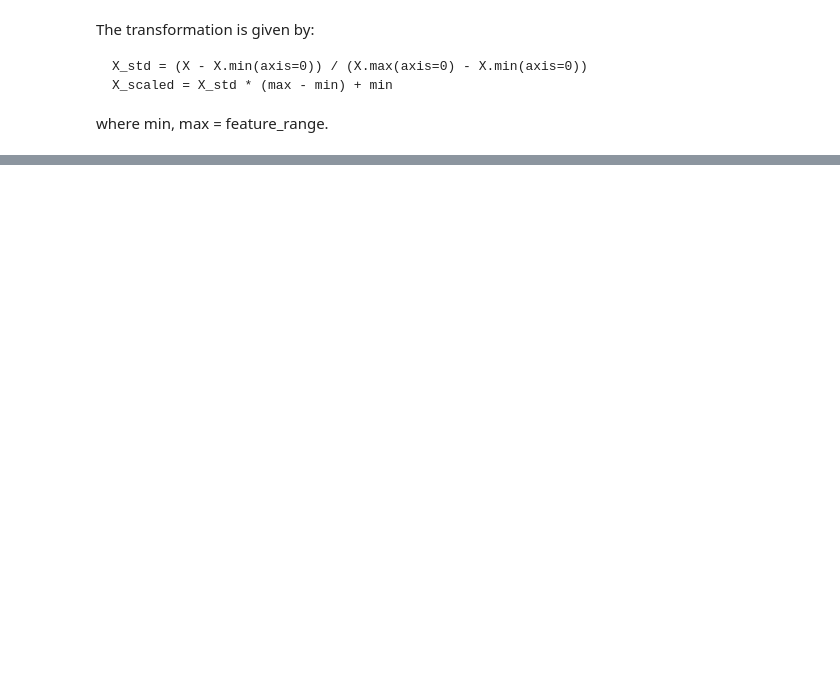
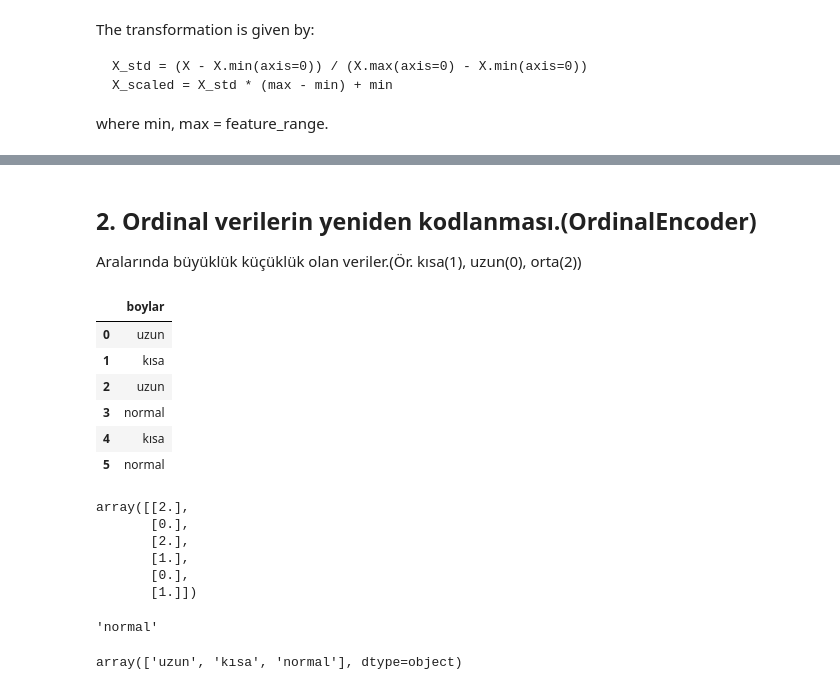
Before and after one commit to akalinirem/data_mining, a Jupyter notebook: pages/scikit-learn_library.ipynb, the cells around one changed output, grey strips where cells are left out. Drawn from its saved outputs; the diff is of its cells as text; code cells hidden in the pictures; blank space fills up the shorter version.

```diff
--- a/pages/scikit-learn_library.ipynb
+++ b/pages/scikit-learn_library.ipynb
@@ -143,0 +238,4 @@ array([[0.22222222, 0.625     , 0.06779661, 0.04166667],
+# %% [markdown]
+## 2. Ordinal verilerin yeniden kodlanması.(OrdinalEncoder)
+
+Aralarında büyüklük küçüklük olan veriler.(Ör. kısa(1), uzun(0), orta(2))
@@ -143,0 +244,17 @@ array([[0.22222222, 0.625     , 0.06779661, 0.04166667],
+# %%
+# Sözel veriler --> sayısal veriler
+boy = ['uzun','kısa','uzun','normal','kısa','normal']
+# %%
+df_boy = pd.DataFrame(boy)
+# %%
+df_boy.columns = ['boylar']
+# %%
+df_boy
+# %% [output]
+|  | boylar |
+| 0 | uzun |
+| 1 | kısa |
+| 2 | uzun |
+| 3 | normal |
+| 4 | kısa |
+| 5 | normal |
@@ -143,0 +263,18 @@ array([[0.22222222, 0.625     , 0.06779661, 0.04166667],
+# %%
+# series --> numpy --> reshape(-1,1)(Satırlardan ama tek sütundan oluşur.)
+encoder.fit_transform(df_boy.boylar.values.reshape(-1,1))
+# %% [output]
+array([[2.],
+       [0.],
+       [2.],
+       [1.],
+       [0.],
+       [1.]])
+# %%
+encoder.categories_[0][1]
+# %% [output]
+'normal'
+# %%
+df_boy.boylar.unique() # Herbir değerden hangileri var?
+# %% [output]
+array(['uzun', 'kısa', 'normal'], dtype=object)
```
Also changed, not shown: parts of 33 cells of this notebook.
